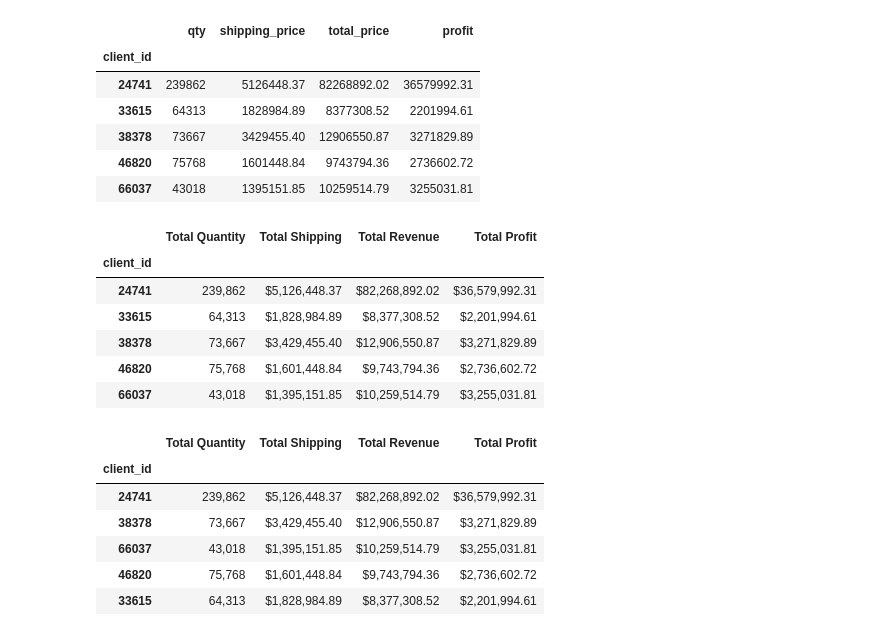
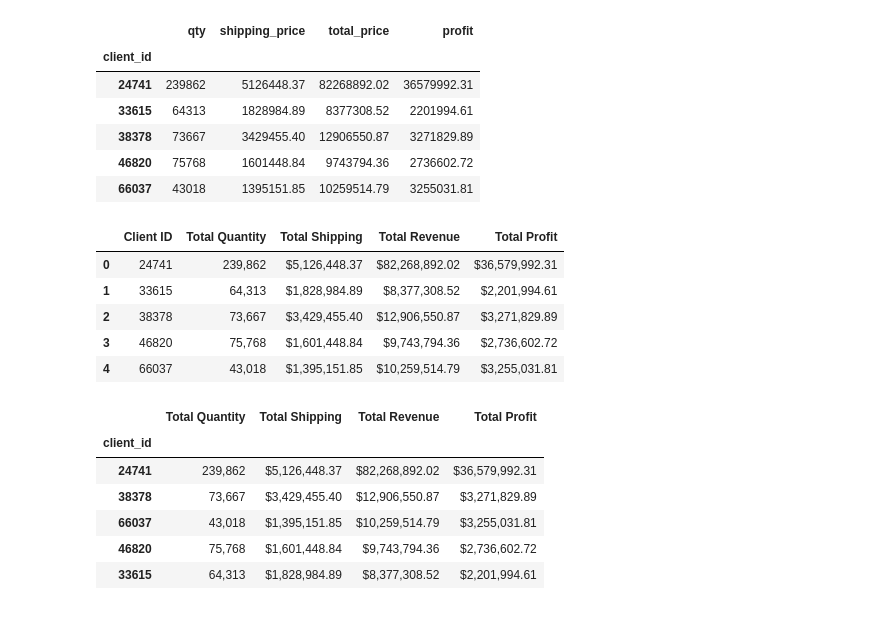
Before and after one commit to awm66/pandas-challenge-1, a Jupyter notebook: module_4_challenge.ipynb, the cells around one changed output. Cells and saved outputs as stored; diff of their text form; code cells hidden in the pictures.

Commit message:
reset index to improve client id presentation

```diff
--- a/module_4_challenge.ipynb
+++ b/module_4_challenge.ipynb
@@ -263,40 +263,42 @@ top_client_summary
 # %%
 # Format the data and rename the columns
 # to names suitable for presentation.
 # Currency should be in millions of dollars.
 
 def format_comma(amount):
     return '{:,.0f}'.format(amount)
 
 def format_currency(amount):
     return '${:,.2f}'.format(amount)
 
 # convert quantity to comma
 top_client_summary['qty'] = top_client_summary['qty'].map(format_comma)
 
 # convert columns to currency
 top_client_summary['shipping_price'] = top_client_summary['shipping_price'].map(format_currency)
 top_client_summary['total_price'] = top_client_summary['total_price'].map(format_currency)
 top_client_summary['profit'] = top_client_summary['profit'].map(format_currency)
 
+top_client_summary = top_client_summary.reset_index(drop=False)
+
 # Rename the columns for presentation
 top_client_summary = top_client_summary.rename(columns={
+    'client_id': 'Client ID',
     'qty': 'Total Quantity',
     'shipping_price': 'Total Shipping',
     'total_price': 'Total Revenue',
     'profit': 'Total Profit'
 })
 
 # Display the formatted and renamed data
 top_client_summary
 # %% [output]
-|  | Total Quantity | Total Shipping | Total Revenue | Total Profit |
-| client_id |  |  |  |  |
-| 24741 | 239,862 | $5,126,448.37 | $82,268,892.02 | $36,579,992.31 |
-| 33615 | 64,313 | $1,828,984.89 | $8,377,308.52 | $2,201,994.61 |
-| 38378 | 73,667 | $3,429,455.40 | $12,906,550.87 | $3,271,829.89 |
-| 46820 | 75,768 | $1,601,448.84 | $9,743,794.36 | $2,736,602.72 |
-| 66037 | 43,018 | $1,395,151.85 | $10,259,514.79 | $3,255,031.81 |
+|  | Client ID | Total Quantity | Total Shipping | Total Revenue | Total Profit |
+| 0 | 24741 | 239,862 | $5,126,448.37 | $82,268,892.02 | $36,579,992.31 |
+| 1 | 33615 | 64,313 | $1,828,984.89 | $8,377,308.52 | $2,201,994.61 |
+| 2 | 38378 | 73,667 | $3,429,455.40 | $12,906,550.87 | $3,271,829.89 |
+| 3 | 46820 | 75,768 | $1,601,448.84 | $9,743,794.36 | $2,736,602.72 |
+| 4 | 66037 | 43,018 | $1,395,151.85 | $10,259,514.79 | $3,255,031.81 |
 # %%
 # Sort the updated data by "Total Profit" from highest to lowest
 top_client_summary_sorted = top_client_summary.sort_values(by='Total Profit', ascending=False)
```
Also changed, not shown: parts of 1 cell of this notebook.
